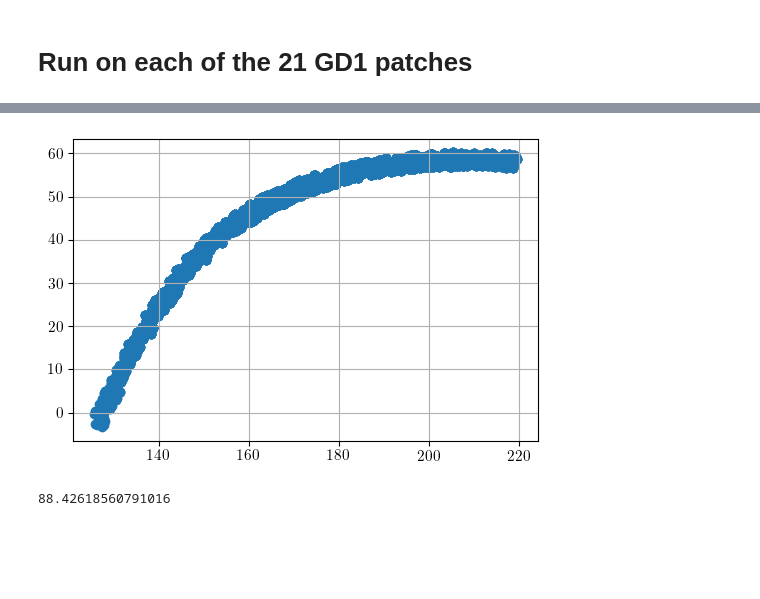
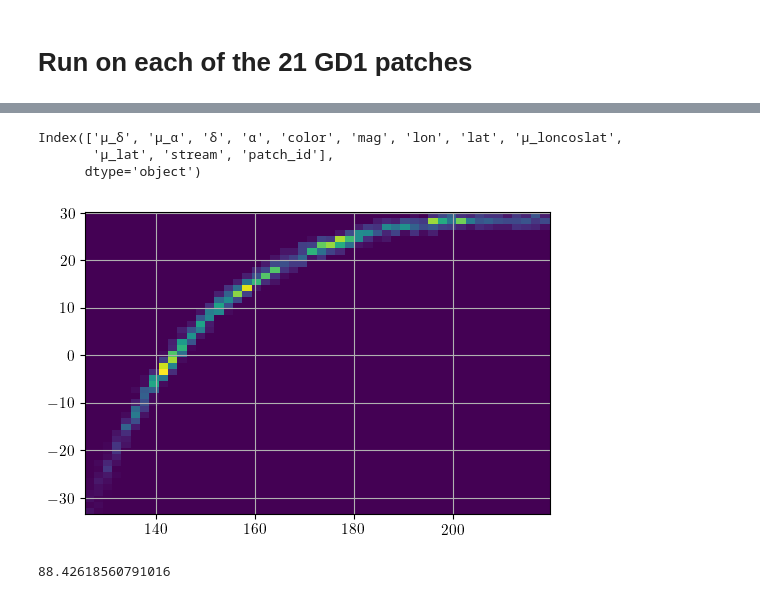
Before and after one commit to hep-lbdl/GaiaCWoLa, a Jupyter notebook: notebooks/all_gd1.ipynb, the cells around one changed output, grey strips where cells are left out. Drawn from its saved outputs; the diff is of its cells as text; code cells hidden in the pictures; blank space fills up the shorter version.

Commit message:
Plot updates

```diff
--- a/notebooks/all_gd1.ipynb
+++ b/notebooks/all_gd1.ipynb
@@ -219,9 +219,15 @@ visualize_stream(df_all, save_folder="test")
 [figure]
+# %%
+df_all.keys()
+# %% [output]
+Index(['μ_δ', 'μ_α', 'δ', 'α', 'color', 'mag', 'lon', 'lat', 'μ_loncoslat',
+       'μ_lat', 'stream', 'patch_id'],
+      dtype='object')
 # %%
-plt.scatter(df_all[df_all.stream].α, df_all[df_all.stream].δ)
+plt.hist2d(df_all[df_all.stream].α, df_all[df_all.stream].δ-30, bins=50)
 plt.grid()
 # %% [output]
-[figure, old version]
+[figure, new version]
 # %%
 df_all.μ_δ.max()
 # %% [output]
```
Also changed, not shown: parts of 1 cell of this notebook, 1 other file.
